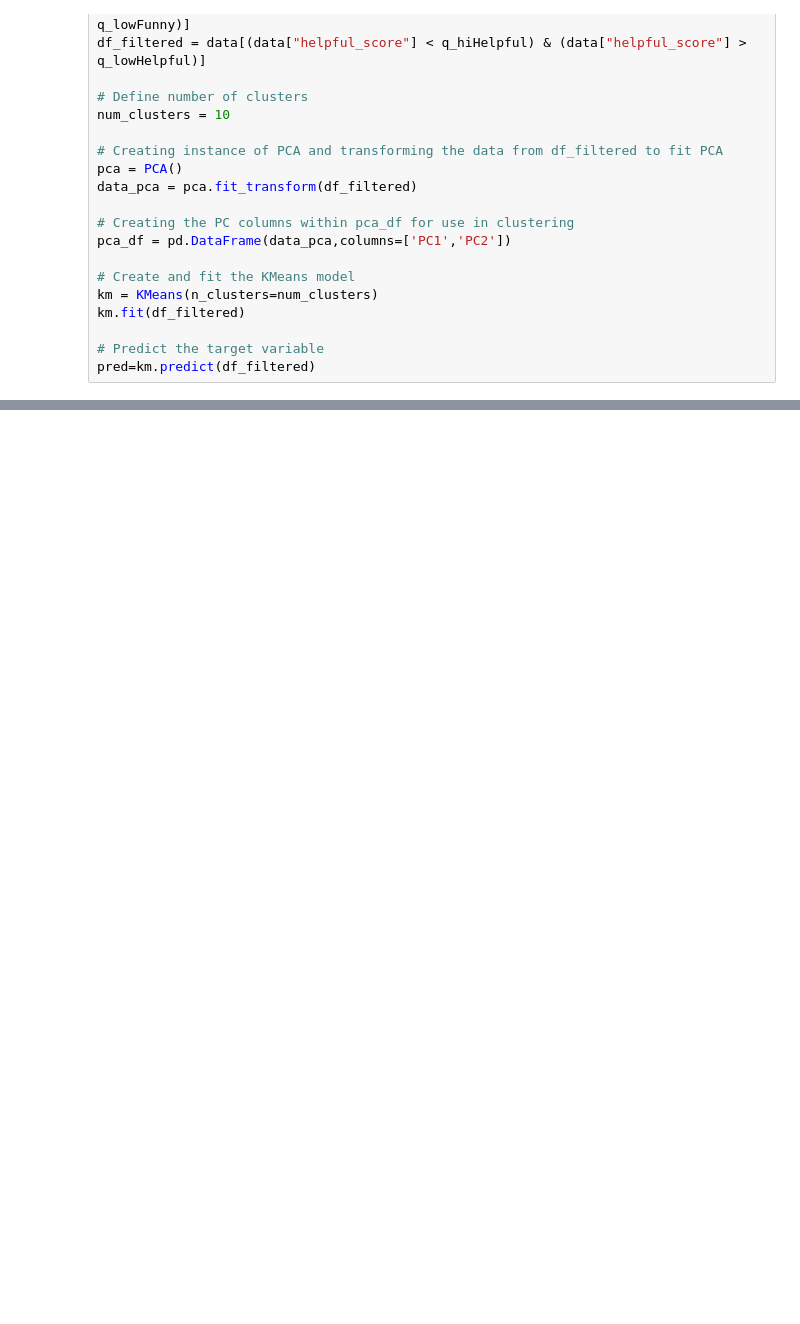
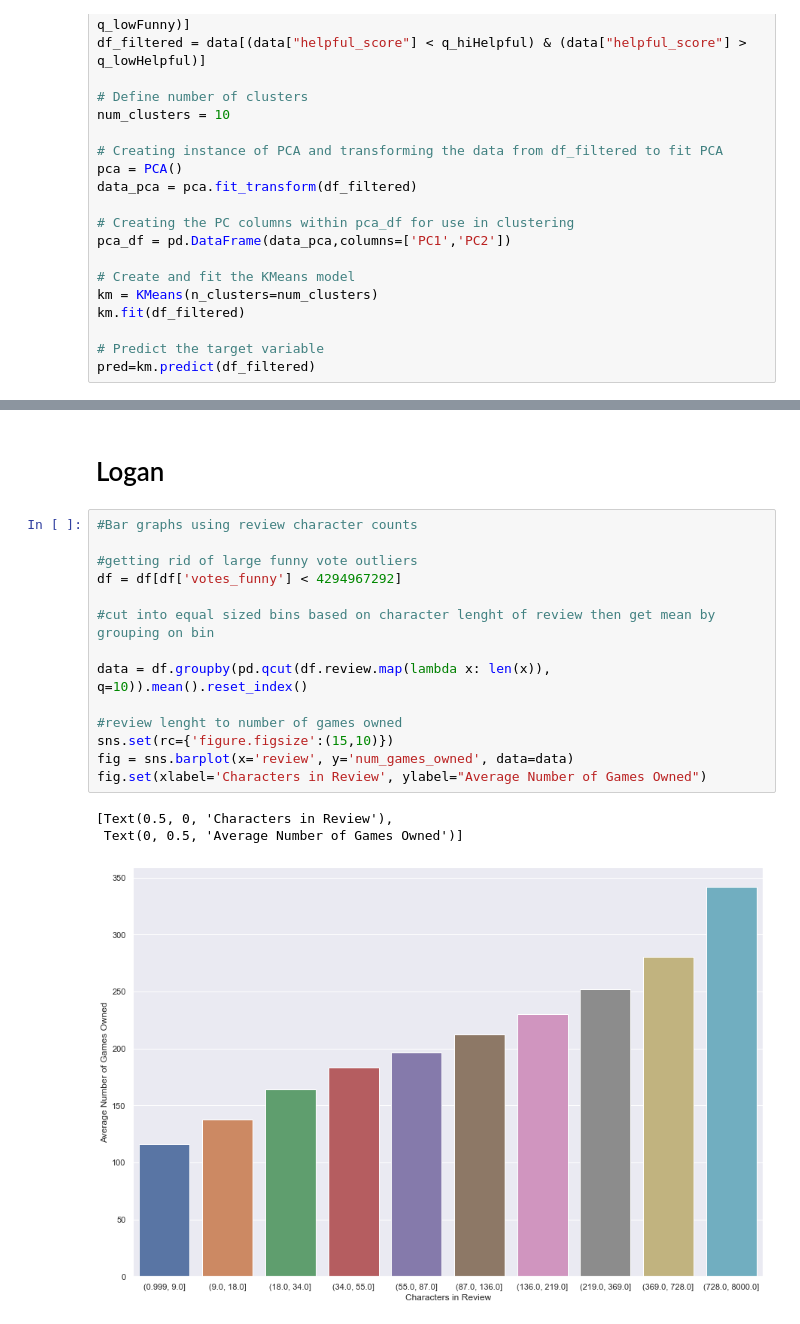
Before and after one commit to gfry99/453-Final-Project, a Jupyter notebook: 453-Final-Proj-PleaseCompile.ipynb, the cells around one changed output, grey strips where cells are left out. Saved outputs shown, nothing was run; the diff lists cells and outputs as text; blank space fills up the shorter version.

Commit message:
added graphs to main notebook

```diff
--- a/453-Final-Proj-PleaseCompile.ipynb
+++ b/453-Final-Proj-PleaseCompile.ipynb
@@ -211,0 +212,20 @@ plt.show()
+# %% [markdown]
+# Logan
+# %%
+#Bar graphs using review character counts
+
+#getting rid of large funny vote outliers
+df = df[df['votes_funny'] < 4294967292]
+
+#cut into equal sized bins based on character lenght of review then get mean by grouping on bin
+
+data = df.groupby(pd.qcut(df.review.map(lambda x: len(x)), q=10)).mean().reset_index()
+
+#review lenght to number of games owned
+sns.set(rc={'figure.figsize':(15,10)})
+fig = sns.barplot(x='review', y='num_games_owned', data=data)
+fig.set(xlabel='Characters in Review', ylabel="Average Number of Games Owned")
+# %% [output]
+[Text(0.5, 0, 'Characters in Review'),
+ Text(0, 0.5, 'Average Number of Games Owned')]
+[figure, added]
```
Also changed, not shown: parts of 11 cells of this notebook.
